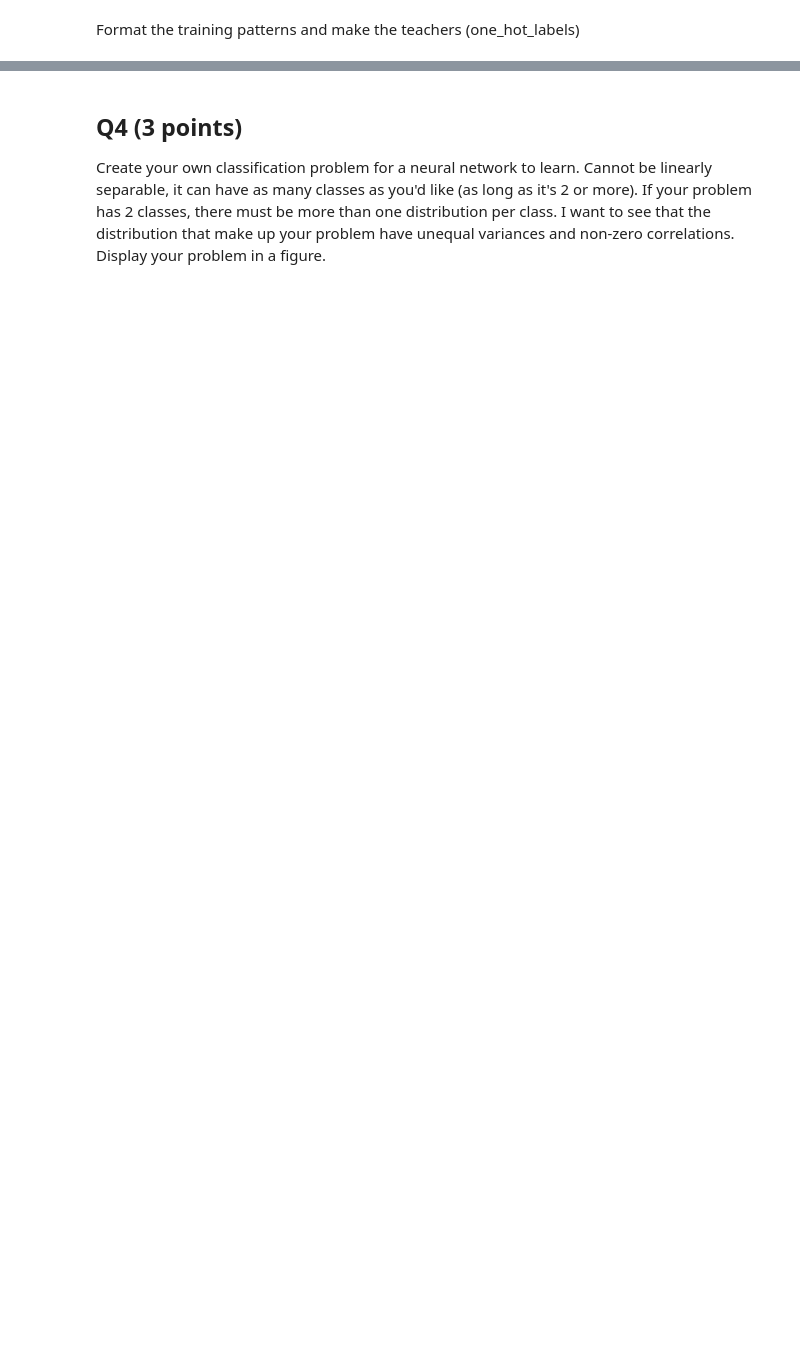
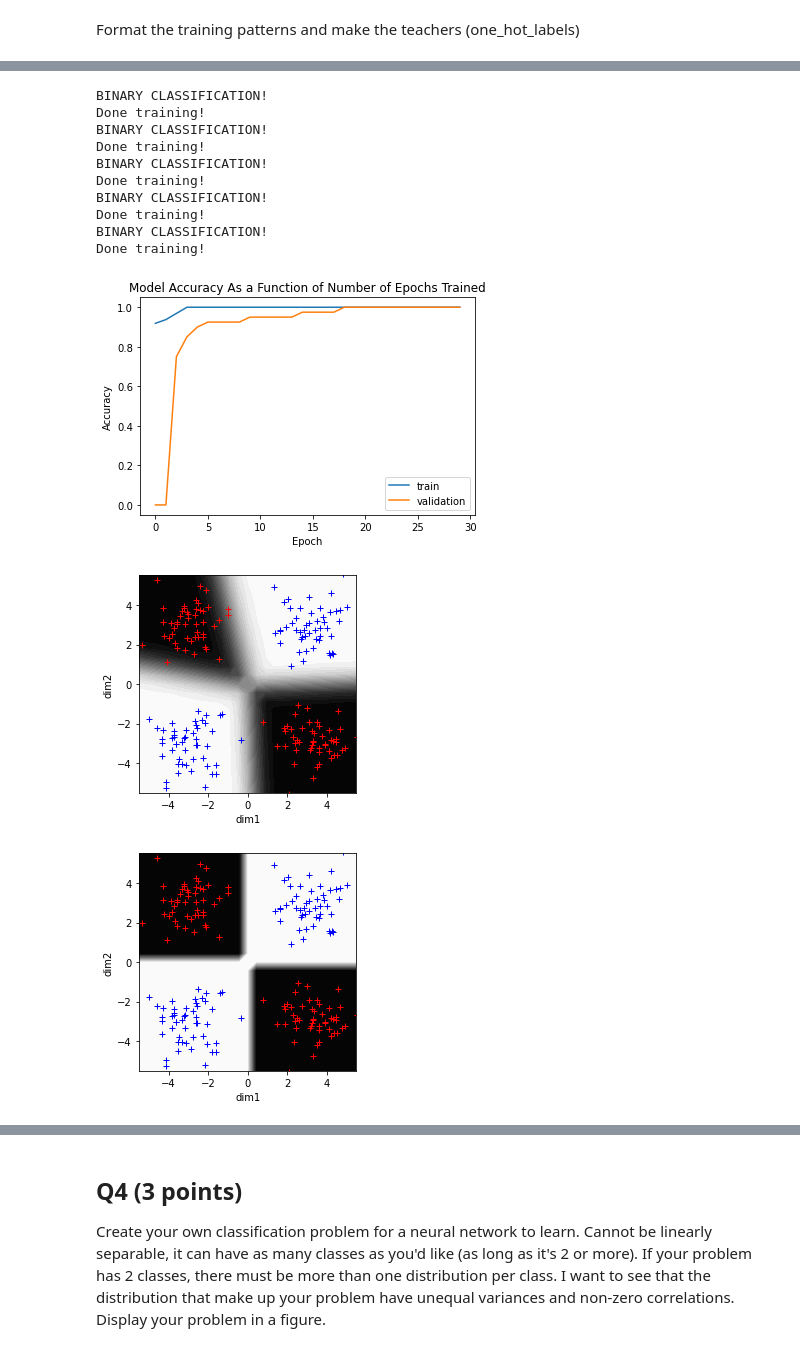
Before and after one commit to kdmalc/CompNeuro, a Jupyter notebook: 06/Homework6_Malcolm.ipynb, the cells around one changed output, grey strips where cells are left out. Saved outputs shown, nothing was run; the diff lists cells and outputs as text; code cells hidden in the pictures; blank space fills up the shorter version.

```diff
--- a/06/Homework6_Malcolm.ipynb
+++ b/06/Homework6_Malcolm.ipynb
@@ -401,0 +306,16 @@ Done training!
+# %%
+network_pip_bi2881, history_pip_bi2111, out_pip_bi2111 = run_pipeline(train_array, train_labels_onehot, node_list=[2,11,1])
+# %% [output]
+BINARY CLASSIFICATION!
+Done training!
+BINARY CLASSIFICATION!
+Done training!
+BINARY CLASSIFICATION!
+Done training!
+BINARY CLASSIFICATION!
+Done training!
+BINARY CLASSIFICATION!
+Done training!
+[figure, added]
+[figure, added]
+[figure, added]
```
Also changed, not shown: parts of 28 cells of this notebook.
